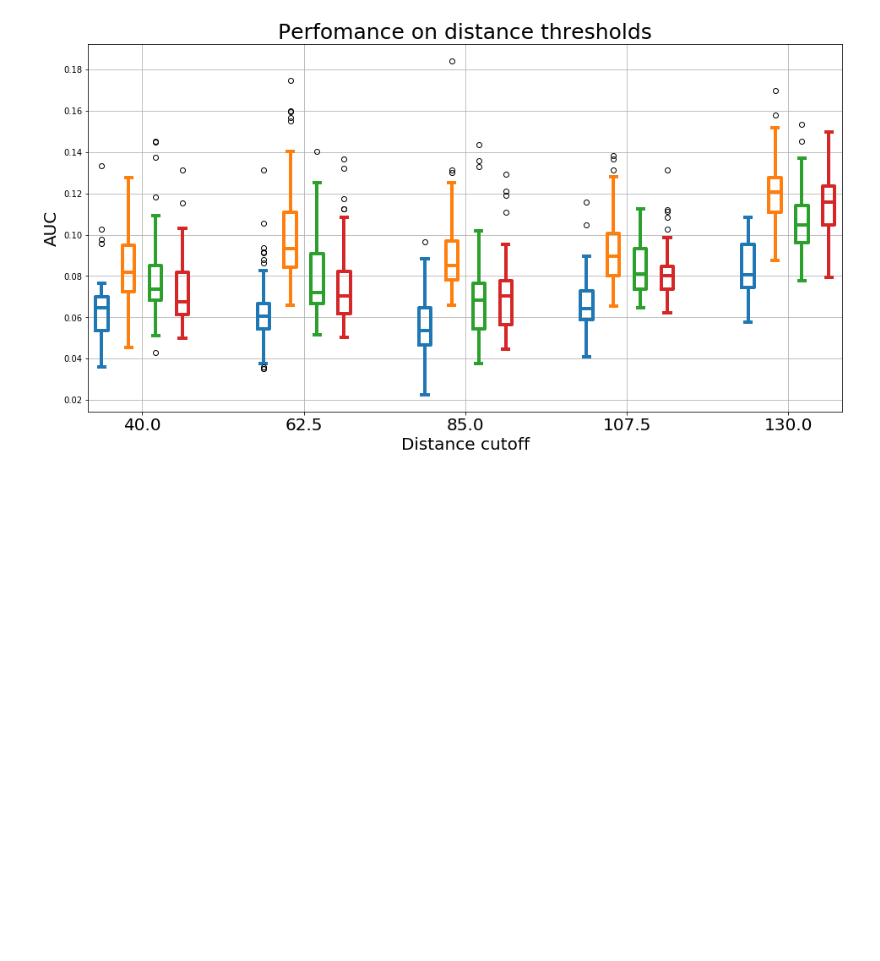
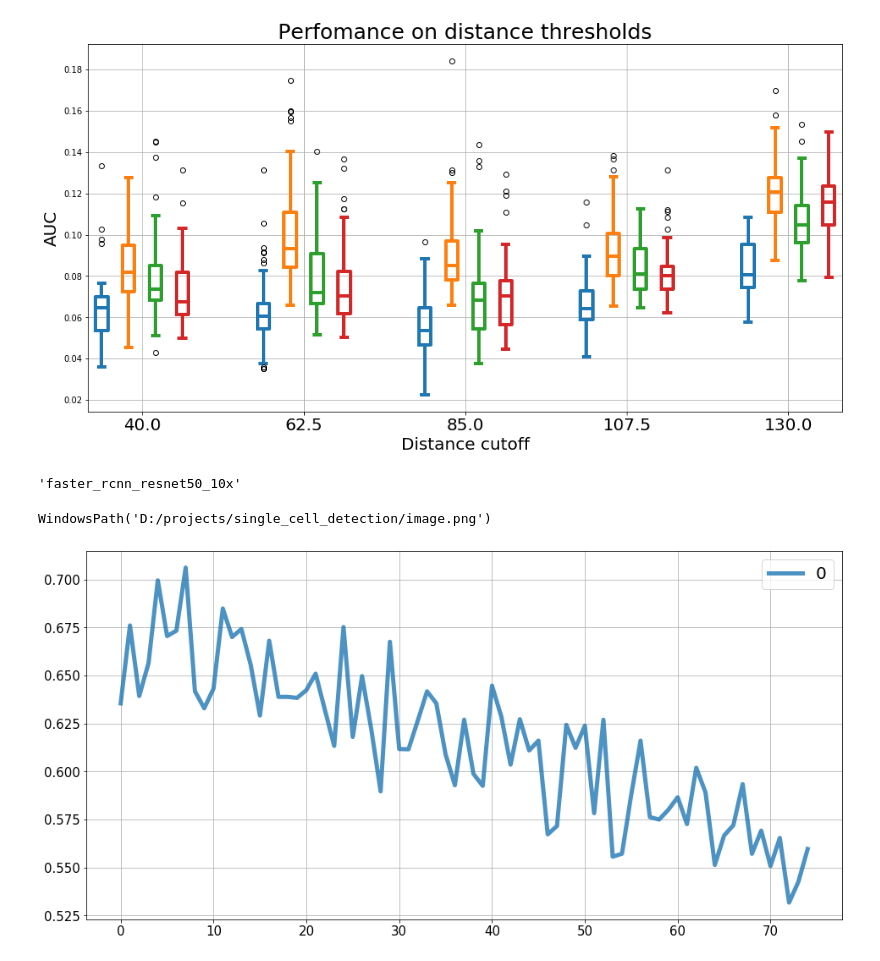
Before and after one commit to NabJa/single_cell_detection, a Jupyter notebook: Evaluation_of_multiple_models.ipynb, the cells around one changed output. Cells and saved outputs as stored; diff of their text form; code cells hidden in the pictures; blank space fills up the shorter version.

```diff
--- a/Evaluation_of_multiple_models.ipynb
+++ b/Evaluation_of_multiple_models.ipynb
@@ -488,0 +496,21 @@ plt.show()
+# %%
+def plot_lines(data, colors=None, labels=None, title="", x_label="", y_label="", save=None):
+
+    colors = list(mpl_colors.TABLEAU_COLORS.values())[:len(data)] if not colors else colors
+    labels = list(range(len(data))) if not labels else labels
+
+    plt.figure(figsize=(16, 8))
+    plt.title(title, fontsize=25)
+    for d, c, l in zip(data, colors, labels):
+        plt.plot(d, linewidth=5, color=c, label=l, alpha=0.8)
+    plt.xticks(fontsize=15)
+    plt.yticks(fontsize=15)
+    plt.xlabel(x_label, fontsize=20)
+    plt.ylabel(y_label, fontsize=20)
+    plt.legend(fontsize=20)
+    plt.grid()
+    plt.savefig(save) if save else plt.show()
+# %%
+evaluation_path = Path("D:\\Nabil_object_detection\\models\\graph_faster_rcnn_resnet50\\Evaluation")
+
+metirc_files = [x for x in evaluation_path.rglob("metrics.p")]
@@ -488,0 +519,18 @@ plt.show()
+# %%
+a.parent.name
+# %% [output]
+'faster_rcnn_resnet50_10x'
+# %%
+aucs = []
+for met_path in metirc_files:
+    p = pickle.load(met_path.open("rb"))
+    aucs.append(p.get("aucs"))
+# %%
+out = Path.cwd().joinpath("image.png")
+out
+# %% [output]
+WindowsPath('D:/projects/single_cell_detection/image.png')
+# %%
+plot_lines(aucs, save=out)
+# %% [output]
+[figure, added]
```
Also changed, not shown: parts of 11 cells of this notebook, 1 other file.
